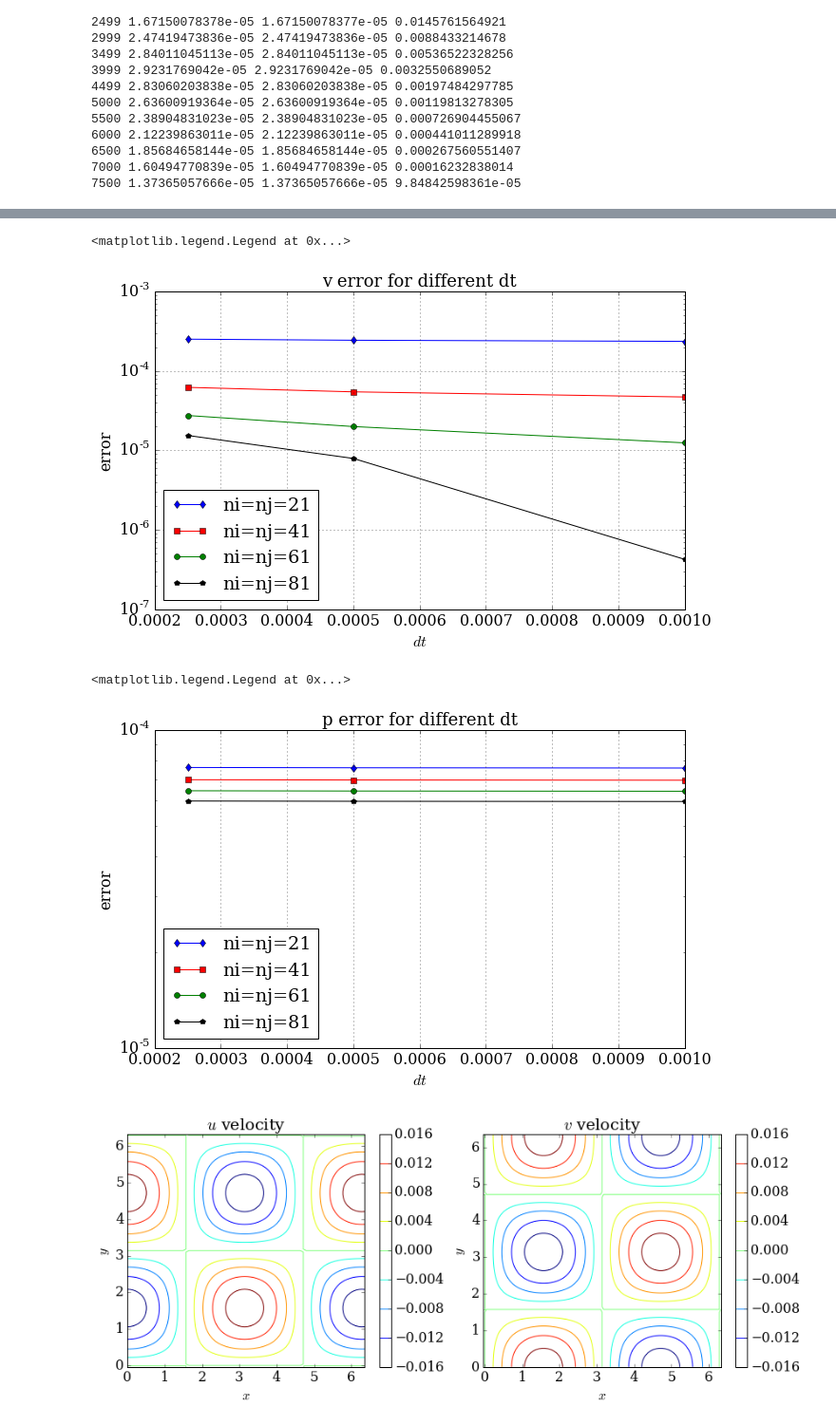
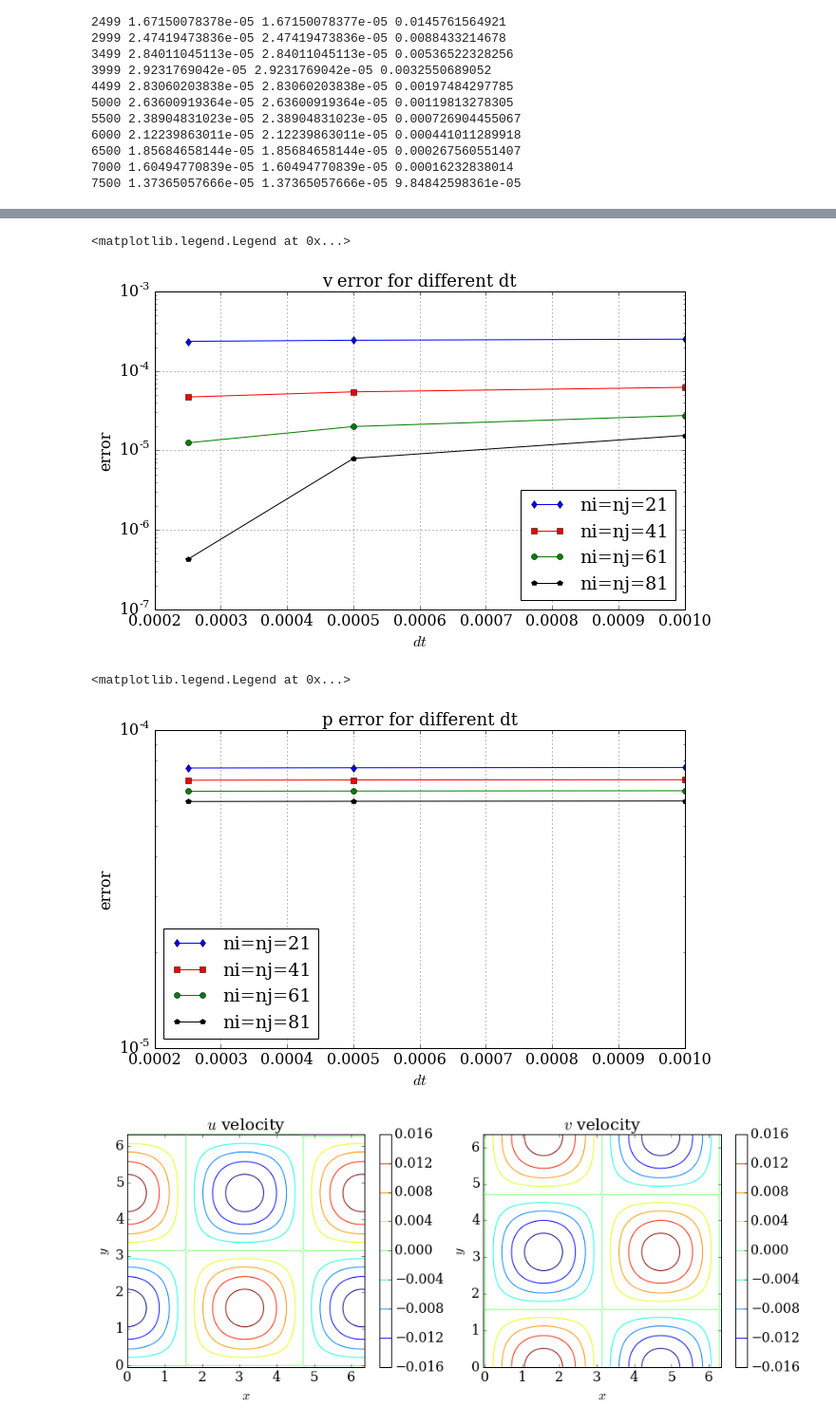
Before and after one commit to yujiasheng912/MAE6225, a Jupyter notebook: TaylorGreen.ipynb, the cells around one changed output, grey strips where cells are left out. Shown: that part at 95% size. Drawn from its saved outputs; the diff is of its cells as text; code cells hidden in the pictures.

```diff
--- a/TaylorGreen.ipynb
+++ b/TaylorGreen.ipynb
@@ -571,57 +571,57 @@ pyplot.legend(['ni=nj=21','ni=nj=41','ni=nj=61','ni=nj=81'],loc='best')
 # %%
 v_time1=numpy.zeros(3)
-v_time1[0]=error(A1_1[1],vex(2,Xv1,Yv1))
+v_time1[0]=error(A1_3[1],vex(2,Xv1,Yv1))
 v_time1[1]=error(A1_2[1],vex(2,Xv1,Yv1))
-v_time1[2]=error(A1_3[1],vex(2,Xv1,Yv1))
+v_time1[2]=error(A1_1[1],vex(2,Xv1,Yv1))
 
 v_time2=numpy.zeros(3)
-v_time2[0]=error(A2_1[1],vex(2,Xv2,Yv2))
+v_time2[0]=error(A2_3[1],vex(2,Xv2,Yv2))
 v_time2[1]=error(A2_2[1],vex(2,Xv2,Yv2))
-v_time2[2]=error(A2_3[1],vex(2,Xv2,Yv2))
+v_time2[2]=error(A2_1[1],vex(2,Xv2,Yv2))
 
 v_time3=numpy.zeros(3)
-v_time3[0]=error(A3_1[1],vex(2,Xv3,Yv3))
+v_time3[0]=error(A3_3[1],vex(2,Xv3,Yv3))
 v_time3[1]=error(A3_2[1],vex(2,Xv3,Yv3))
-v_time3[2]=error(A3_3[1],vex(2,Xv3,Yv3))
+v_time3[2]=error(A3_1[1],vex(2,Xv3,Yv3))
 
 v_time4=numpy.zeros(3)
-v_time4[0]=error(A4_1[1],vex(2,Xv4,Yv4))
+v_time4[0]=error(A4_3[1],vex(2,Xv4,Yv4))
 v_time4[1]=error(A4_2[1],vex(2,Xv4,Yv4))
-v_time4[2]=error(A4_3[1],vex(2,Xv4,Yv4))
+v_time4[2]=error(A4_1[1],vex(2,Xv4,Yv4))
 
 pyplot.figure(figsize=(10,6))
 pyplot.grid(True)
 pyplot.xlabel('$dt$')
 pyplot.ylabel('error')
 pyplot.semilogy(numpy.array([1e-3,5e-4,2.5e-4]),v_time1,color='b',marker='d')
 pyplot.semilogy(numpy.array([1e-3,5e-4,2.5e-4]),v_time2,color='r',marker='s')
 pyplot.semilogy(numpy.array([1e-3,5e-4,2.5e-4]),v_time3,color='g',marker='o')
 pyplot.semilogy(numpy.array([1e-3,5e-4,2.5e-4]),v_time4,color='k',marker='p')
 pyplot.title('v error for different dt',fontsize=18)
 pyplot.legend(['ni=nj=21','ni=nj=41','ni=nj=61','ni=nj=81'],loc='best')
 # %% [output]
 <matplotlib.legend.Legend at 0x...>
-[figure, old version]
+[figure, new version]
 # %%
 p_time1=numpy.zeros(3)
-p_time1[0]=error(A1_1[2],pex(2,X1,Y1))
+p_time1[0]=error(A1_3[2],pex(2,X1,Y1))
 p_time1[1]=error(A1_2[2],pex(2,X1,Y1))
-p_time1[2]=error(A1_3[2],pex(2,X1,Y1))
+p_time1[2]=error(A1_1[2],pex(2,X1,Y1))
 
 p_time2=numpy.zeros(3)
-p_time2[0]=error(A2_1[2],pex(2,X2,Y2))
+p_time2[0]=error(A2_3[2],pex(2,X2,Y2))
 p_time2[1]=error(A2_2[2],pex(2,X2,Y2))
-p_time2[2]=error(A2_3[2],pex(2,X2,Y2))
+p_time2[2]=error(A2_1[2],pex(2,X2,Y2))
 
 p_time3=numpy.zeros(3)
-p_time3[0]=error(A3_1[2],pex(2,X3,Y3))
+p_time3[0]=error(A3_3[2],pex(2,X3,Y3))
 p_time3[1]=error(A3_2[2],pex(2,X3,Y3))
-p_time3[2]=error(A3_3[2],pex(2,X3,Y3))
+p_time3[2]=error(A3_1[2],pex(2,X3,Y3))
 
 p_time4=numpy.zeros(3)
-p_time4[0]=error(A4_1[2],pex(2,X4,Y4))
+p_time4[0]=error(A4_3[2],pex(2,X4,Y4))
 p_time4[1]=error(A4_2[2],pex(2,X4,Y4))
-p_time4[2]=error(A4_3[2],pex(2,X4,Y4))
+p_time4[2]=error(A4_1[2],pex(2,X4,Y4))
 
 pyplot.figure(figsize=(10,6))
 pyplot.grid(True)
@@ -635,7 +635,7 @@ pyplot.title('p error for different dt',fontsize=18)
 pyplot.legend(['ni=nj=21','ni=nj=41','ni=nj=61','ni=nj=81'],loc='best')
 # %% [output]
 <matplotlib.legend.Legend at 0x...>
-[figure, old version]
+[figure, new version]
 # %%
 pyplot.figure(figsize=(14,5))
 pyplot.subplot(121)
```
Also changed, not shown: parts of 4 cells of this notebook, 1 other file.
